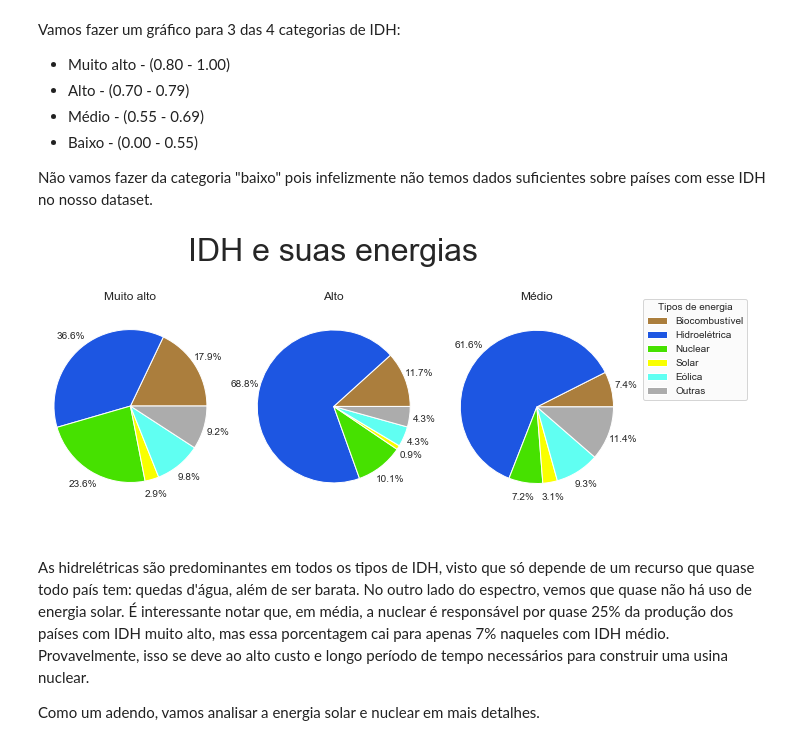
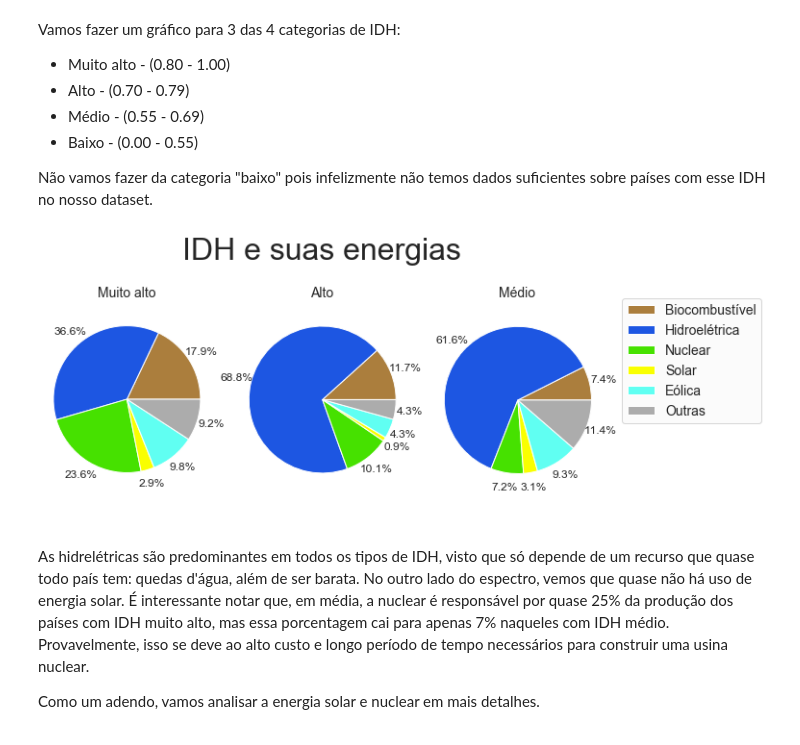
Before and after one commit to leoDomingos/Introducao-ao-aquecimento-global, a Jupyter notebook: main.ipynb, the cells around one changed output. Drawn from its saved outputs; the diff is of its cells as text; code cells hidden in the pictures.

```diff
--- a/main.ipynb
+++ b/main.ipynb
@@ -990,37 +1047,38 @@ pegar_media_da_lista(medias_medio, qntd_paises_medio)
 # %%
 
 listas_das_medias = [medias_muito_alto, medias_alto, medias_medio]
 categorias_de_hdi = ["Muito alto", "Alto", "Médio"]
 cores_hdi = [
     "#AB7E3D", # meio marrom
     "#1D56E2", # água
     "#46E100", # verdesasso
     "#F9FF00", # sol
     "#60FFF2", # azul claro
     "#ACACAC" # cinza (qualquer coisa)
 ]
 
 figure_hdi, axis_hdi = plt.subplots(1, 3, figsize=(10,7))
 
 for i in range(3):
     # print(categoria)
     axis_hdi[i].pie(listas_das_medias[i],
                     # labels=typ_of_elec,
                     # labeldistance=None,
                     pctdistance= 1.2,
                     colors=cores_hdi,
                     radius = 0.2,
-                    autopct='%1.1f%%')
-    axis_hdi[i].set_title(categorias_de_hdi[i], y=0.9)
+                    autopct='%1.1f%%',
+                    textprops={'fontsize': 12})
+    axis_hdi[i].set_title(categorias_de_hdi[i], y=0.9, fontsize=14)
     axis_hdi[i].axis("equal")
-plt.legend(labels=tipos_de_elec, title="Tipos de energia", bbox_to_anchor=(1.1, 0.95), facecolor="#FAFAFA")
+plt.legend(labels=tipos_de_elec, bbox_to_anchor=(1.1, 0.95), facecolor="#FAFAFA", fontsize=14)
 figure_hdi.suptitle("IDH e suas energias", fontsize = 32)
 # figure_hdi.patch.set_facecolor("#E2E2E2")
 #figure_hdi.tight_layout()
 figure_hdi.subplots_adjust(bottom=0.3, wspace=0.2, hspace=0, left=0.1)
 figure_hdi.set_figheight(6)
 # %% [output]
-[figure, old version]
+[figure, new version]
 # %% [markdown]
 As hidrelétricas são predominantes em todos os tipos de IDH, visto que só depende de um recurso que quase todo país tem: quedas d'água, além de ser barata. No outro lado do espectro, vemos que quase não há uso de energia solar. É interessante notar que, em média, a nuclear é responsável por quase 25% da produção dos países com IDH muito alto, mas essa porcentagem cai para apenas 7% naqueles com IDH médio. Provavelmente, isso se deve ao alto custo e longo período de tempo necessários para construir uma usina nuclear.
 
```
Also changed, not shown: parts of 27 cells of this notebook, 15 other files.
